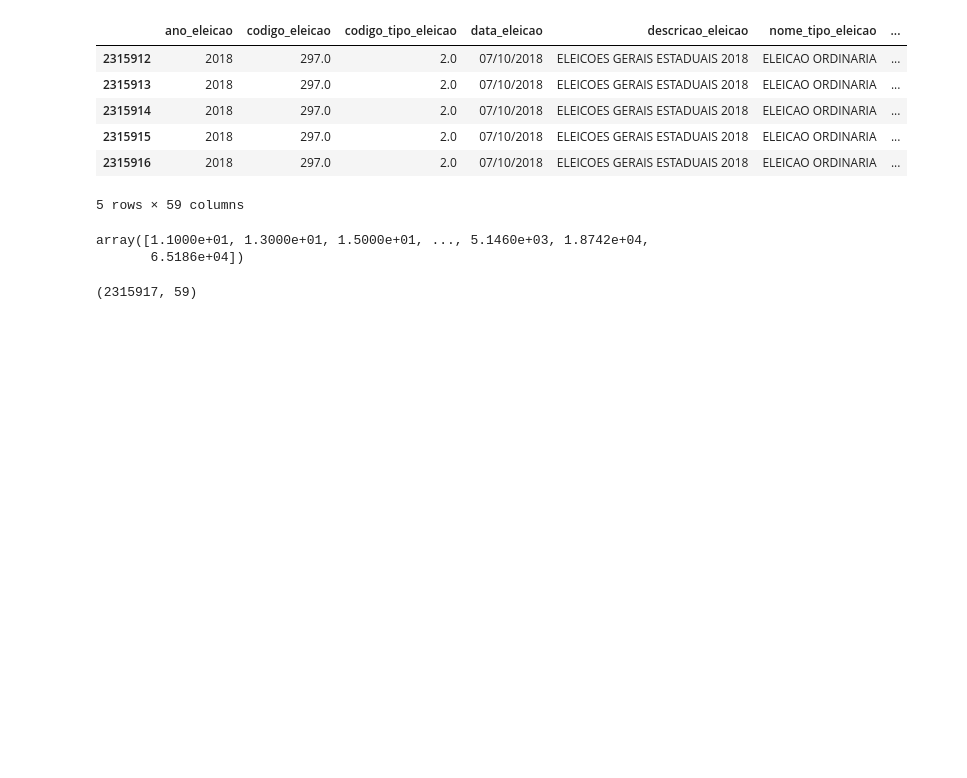
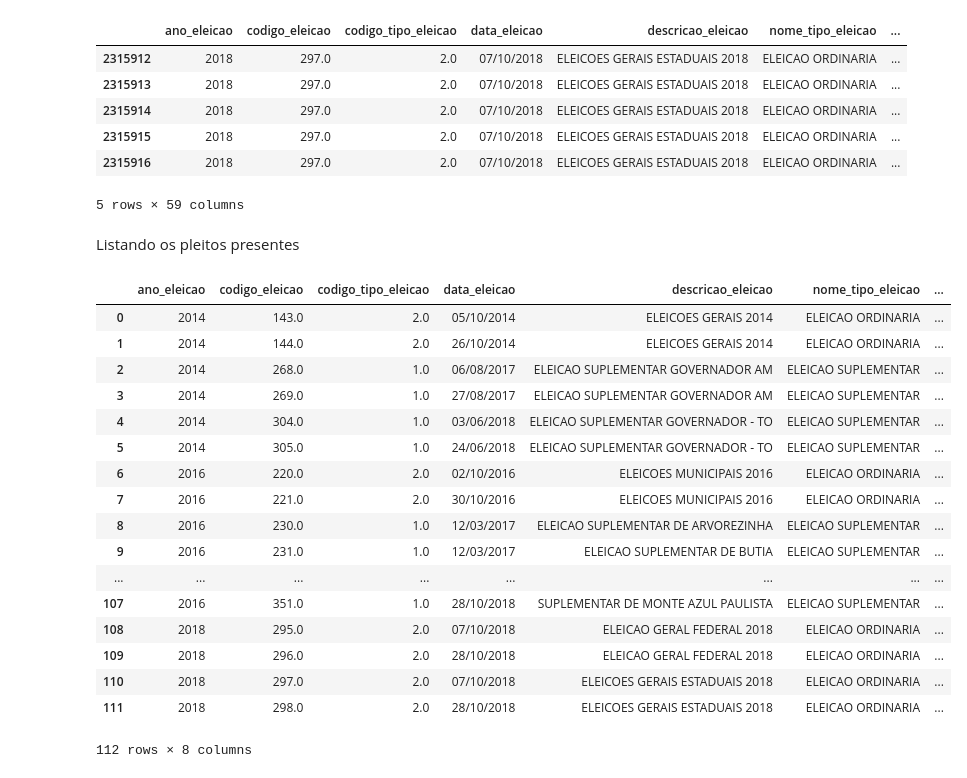
Before and after one commit to EBarbara/analise-eleicoes, a Jupyter notebook: Exploratory.ipynb, the cells around one changed output. Drawn from its saved outputs; the diff is of its cells as text; code cells hidden in the pictures; blank space fills up the shorter version.

Commit message:
Listagem de pleitos

```diff
--- a/Exploratory.ipynb
+++ b/Exploratory.ipynb
@@ -60,7 +60,7 @@ tabela_candidato = pd.read_csv('datasets/candidatos.csv', dtype = {
     "idade_data_eleicao": float,                          #NAN
     "idade_data_posse": float,                            #NAN
     "nome_urna": object,
-    "numero_processo_candidatura": float,                 #NAN
+    "numero_processo_candidatura": object,
     "numero_protocolo_candidatura": float,                #NAN
     "numero_sequencial": int,
     "numero_urna": float,                                 #NAN
@@ -77,12 +75,27 @@ tabela_candidato.tail()
 | 2315915 | 2018 | 297.0 | 2.0 | 07/10/2018 | ELEICOES GERAIS ESTADUAIS 2018 | ELEICAO ORDINARIA | ... |
 | 2315916 | 2018 | 297.0 | 2.0 | 07/10/2018 | ELEICOES GERAIS ESTADUAIS 2018 | ELEICAO ORDINARIA | ... |
 5 rows × 59 columns
-# %%
-tabela_candidato.numero_urna.unique()
-# %% [output]
-array([1.1000e+01, 1.3000e+01, 1.5000e+01, ..., 5.1460e+03, 1.8742e+04,
-       6.5186e+04])
-# %%
-tabela_candidato.shape
-# %% [output]
-(2315917, 59)
+# %% [markdown]
+Listando os pleitos presentes
+# %%
+tabela_candidato.groupby(['ano_eleicao', 'codigo_eleicao', 'codigo_tipo_eleicao', 'data_eleicao',
+    'descricao_eleicao', 'nome_tipo_eleicao', 'tipo_abrangencia_eleicao']).size().reset_index().rename(columns={0:'count'})
+# %% [output]
+|  | ano_eleicao | codigo_eleicao | codigo_tipo_eleicao | data_eleicao | descricao_eleicao | nome_tipo_eleicao | ... |
+| 0 | 2014 | 143.0 | 2.0 | 05/10/2014 | ELEICOES GERAIS 2014 | ELEICAO ORDINARIA | ... |
+| 1 | 2014 | 144.0 | 2.0 | 26/10/2014 | ELEICOES GERAIS 2014 | ELEICAO ORDINARIA | ... |
+| 2 | 2014 | 268.0 | 1.0 | 06/08/2017 | ELEICAO SUPLEMENTAR GOVERNADOR AM | ELEICAO SUPLEMENTAR | ... |
+| 3 | 2014 | 269.0 | 1.0 | 27/08/2017 | ELEICAO SUPLEMENTAR GOVERNADOR AM | ELEICAO SUPLEMENTAR | ... |
+| 4 | 2014 | 304.0 | 1.0 | 03/06/2018 | ELEICAO SUPLEMENTAR GOVERNADOR - TO | ELEICAO SUPLEMENTAR | ... |
+| 5 | 2014 | 305.0 | 1.0 | 24/06/2018 | ELEICAO SUPLEMENTAR GOVERNADOR - TO | ELEICAO SUPLEMENTAR | ... |
+| 6 | 2016 | 220.0 | 2.0 | 02/10/2016 | ELEICOES MUNICIPAIS 2016 | ELEICAO ORDINARIA | ... |
+| 7 | 2016 | 221.0 | 2.0 | 30/10/2016 | ELEICOES MUNICIPAIS 2016 | ELEICAO ORDINARIA | ... |
+| 8 | 2016 | 230.0 | 1.0 | 12/03/2017 | ELEICAO SUPLEMENTAR DE ARVOREZINHA | ELEICAO SUPLEMENTAR | ... |
+| 9 | 2016 | 231.0 | 1.0 | 12/03/2017 | ELEICAO SUPLEMENTAR DE BUTIA | ELEICAO SUPLEMENTAR | ... |
+| ... | ... | ... | ... | ... | ... | ... | ... |
+| 107 | 2016 | 351.0 | 1.0 | 28/10/2018 | SUPLEMENTAR DE MONTE AZUL PAULISTA | ELEICAO SUPLEMENTAR | ... |
+| 108 | 2018 | 295.0 | 2.0 | 07/10/2018 | ELEICAO GERAL FEDERAL 2018 | ELEICAO ORDINARIA | ... |
+| 109 | 2018 | 296.0 | 2.0 | 28/10/2018 | ELEICAO GERAL FEDERAL 2018 | ELEICAO ORDINARIA | ... |
+| 110 | 2018 | 297.0 | 2.0 | 07/10/2018 | ELEICOES GERAIS ESTADUAIS 2018 | ELEICAO ORDINARIA | ... |
+| 111 | 2018 | 298.0 | 2.0 | 28/10/2018 | ELEICOES GERAIS ESTADUAIS 2018 | ELEICAO ORDINARIA | ... |
+112 rows × 8 columns
```
Also changed, not shown: parts of 1 cell of this notebook.
